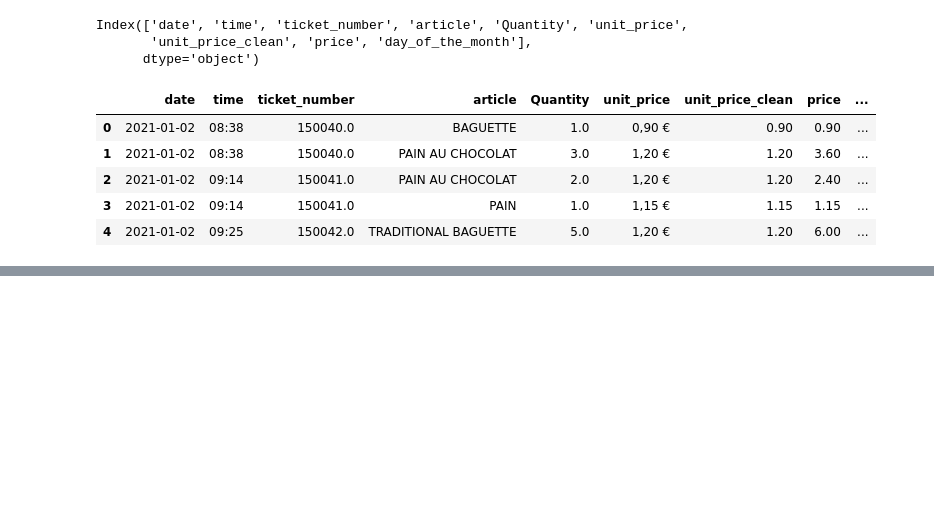
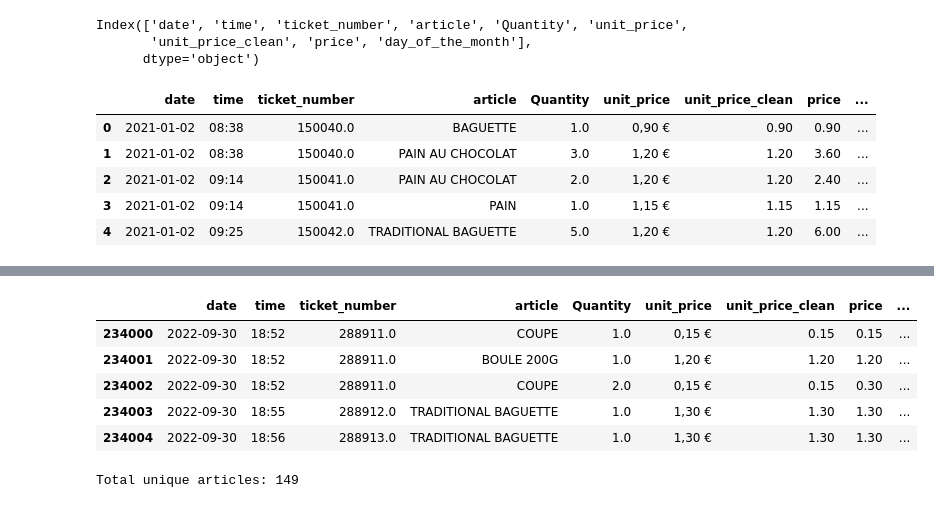
Before and after one commit to murad-02/French_Bakery_Daily_Sales, a Jupyter notebook: Notebook_File/bakery_sales.ipynb, the cells around one changed output, grey strips where cells are left out. Saved outputs shown, nothing was run; the diff lists cells and outputs as text; code cells hidden in the pictures; blank space fills up the shorter version.

```diff
--- a/Notebook_File/bakery_sales.ipynb
+++ b/Notebook_File/bakery_sales.ipynb
@@ -174,3 +174,12 @@ data.head()
 | 2 | 2021-01-02 | 09:14 | 150041.0 | PAIN AU CHOCOLAT | 2.0 | 1,20 € | 1.20 | 2.40 | ... |
 | 3 | 2021-01-02 | 09:14 | 150041.0 | PAIN | 1.0 | 1,15 € | 1.15 | 1.15 | ... |
 | 4 | 2021-01-02 | 09:25 | 150042.0 | TRADITIONAL BAGUETTE | 5.0 | 1,20 € | 1.20 | 6.00 | ... |
+# %%
+# Ensure the 'date' column is in datetime format
+data['date'] = pd.to_datetime(data['date'])
+
+# Create a new column 'day' with the day name
+data['day'] = data['date'].dt.day_name()
+
+# Display the first few rows to check
+print(data[['date', 'day']].head())
@@ -176,0 +202,15 @@ data.head()
+# %%
+data.tail()
+# %% [output]
+|  | date | time | ticket_number | article | Quantity | unit_price | unit_price_clean | price | ... |
+| 234000 | 2022-09-30 | 18:52 | 288911.0 | COUPE | 1.0 | 0,15 € | 0.15 | 0.15 | ... |
+| 234001 | 2022-09-30 | 18:52 | 288911.0 | BOULE 200G | 1.0 | 1,20 € | 1.20 | 1.20 | ... |
+| 234002 | 2022-09-30 | 18:52 | 288911.0 | COUPE | 2.0 | 0,15 € | 0.15 | 0.30 | ... |
+| 234003 | 2022-09-30 | 18:55 | 288912.0 | TRADITIONAL BAGUETTE | 1.0 | 1,30 € | 1.30 | 1.30 | ... |
+| 234004 | 2022-09-30 | 18:56 | 288913.0 | TRADITIONAL BAGUETTE | 1.0 | 1,30 € | 1.30 | 1.30 | ... |
+# %%
+# Count total unique values in the 'article' column
+unique_articles = data['article'].nunique()
+print("Total unique articles:", unique_articles)
+# %% [output]
+Total unique articles: 149
```
Also changed, not shown: parts of 5 cells of this notebook.
